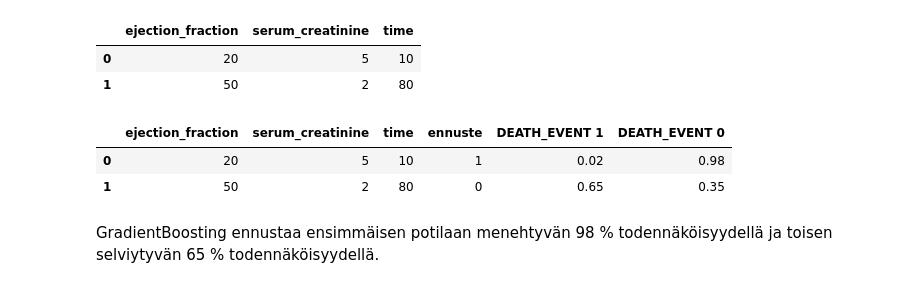
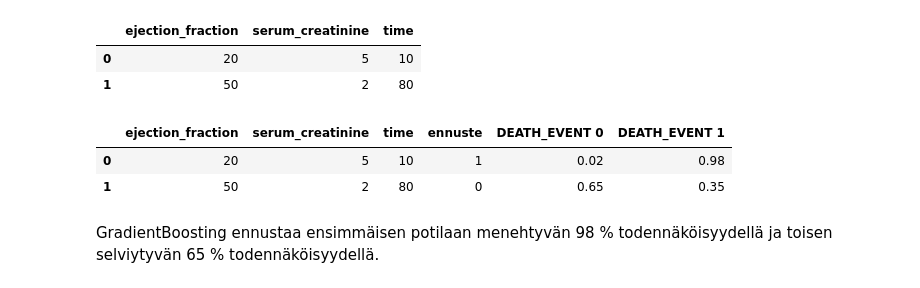
Before and after one commit to taanila/koneoppiminen, a Jupyter notebook: heart.ipynb, the cells around one changed output. Saved outputs shown, nothing was run; the diff lists cells and outputs as text; code cells hidden in the pictures.

```diff
--- a/heart.ipynb
+++ b/heart.ipynb
@@ -223,11 +223,11 @@ Xnew
 # %%
 ennuste = malli4.predict(Xnew)
 todnak = malli4.predict_proba(Xnew).round(2)
 Xnew['ennuste'] = ennuste
-Xnew[['DEATH_EVENT 1', 'DEATH_EVENT 0']] = todnak
+Xnew[['DEATH_EVENT 0', 'DEATH_EVENT 1']] = todnak
 Xnew
 # %% [output]
-|  | ejection_fraction | serum_creatinine | time | ennuste | DEATH_EVENT 1 | DEATH_EVENT 0 |
+|  | ejection_fraction | serum_creatinine | time | ennuste | DEATH_EVENT 0 | DEATH_EVENT 1 |
 | 0 | 20 | 5 | 10 | 1 | 0.02 | 0.98 |
 | 1 | 50 | 2 | 80 | 0 | 0.65 | 0.35 |
 # %% [markdown]
```
Also changed, not shown: parts of 1 cell of this notebook.
